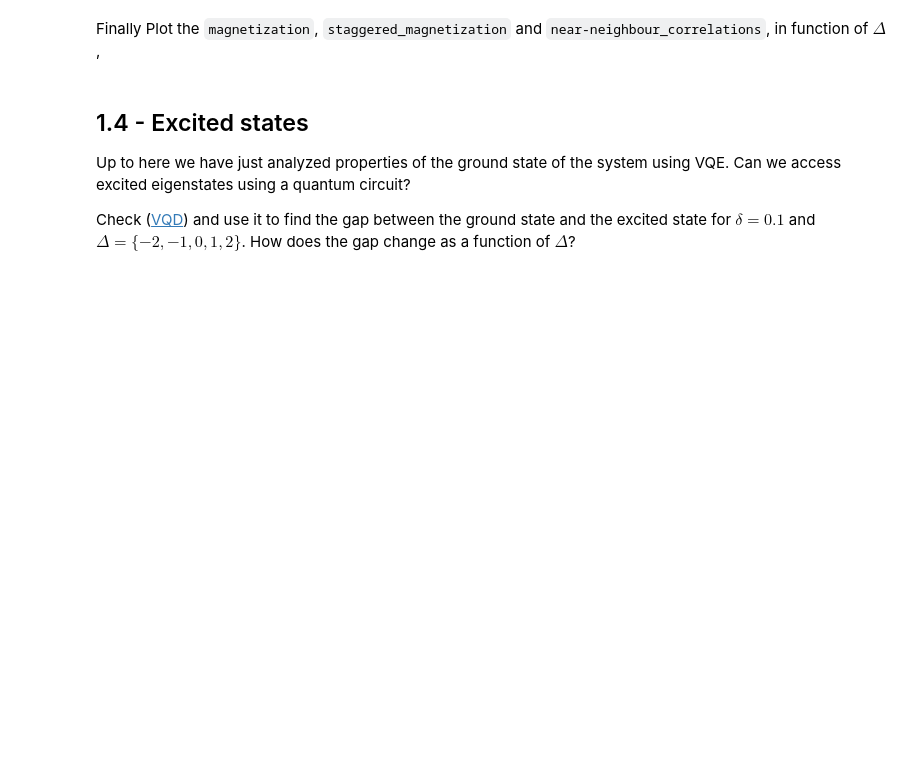
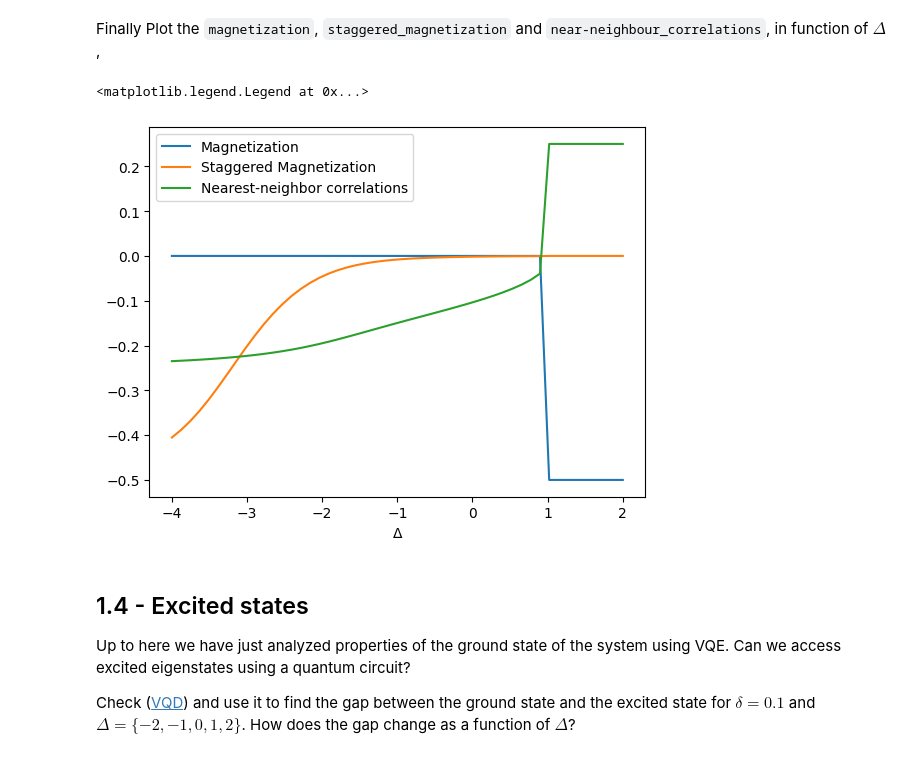
Before and after one commit to carlacarov/qiskit-fall-fest-24-group4, a Jupyter notebook: notebooks/challenges/XXZ_Heisenberg_model/PhysicsChallenge.ipynb, the cells around one changed output. Saved outputs shown, nothing was run; the diff lists cells and outputs as text; code cells hidden in the pictures; blank space fills up the shorter version.

```diff
--- a/notebooks/challenges/XXZ_Heisenberg_model/PhysicsChallenge.ipynb
+++ b/notebooks/challenges/XXZ_Heisenberg_model/PhysicsChallenge.ipynb
@@ -758,17 +758,20 @@ optimal_optimizer = SPSA()  # To be determined whether this is the optimal optim
 optimal_initial_params = 2*np.pi*np.random.random(optimal_ansatz.num_parameters)  # To be determined whether random initial parameters are the optimal choice
 
 nqubits = 12
-deltas = [-2, -1.5, -1, -0.5, 0, 0.5, 1, 1.5, 2]
+deltas = np.linspace(-4,2,50)
+delta_perturbation = 0.01
 hamiltonians: list[SparsePauliOp] = [nqubit_XXZ_hamiltonian(nqubits=nqubits,delta=delta) + SparsePauliOp('Z'+'I'*(nqubits-1), coeffs=delta_perturbation) for delta in deltas]
 # To do: add the perturbation delta_0*Z_0 to the hamiltonian
 
+list_ground_states = []
 """list_params_to_generate_gs = []
 
 for hamiltonian in hamiltonians:
     vqe_optimal_parameters = compute_gs_params_vqe(hamiltonian, optimal_ansatz, optimal_initial_params, optimal_optimizer)
     list_params_to_generate_gs.append(vqe_optimal_parameters)"""
 
-list_ground_states = []
+for hamiltonian in hamiltonians:
+    list_ground_states.append(obtain_first_hamiltonian_eigenvalue(hamiltonian)[0])
 # %% [markdown]
 And compute the magnetizations, for the different ground states found:
 # %%
@@ -776,27 +779,32 @@ magnetizations = []
 staggered_magnetizations = []
 nearest_neighbour_correlators = []
 
-for params_to_generate_gs in list_params_to_generate_gs:
+for gsvecs in list_ground_states:
 
-    gs_circuit_generator: QuantumCircuit = QuantumCircuit(params_to_generate_gs) # Your code goes here
+    #gs_circuit_generator: QuantumCircuit = QuantumCircuit(params_to_generate_gs) # Your code goes here
 
-    ground_state_vector: np.ndarray = Statevector.from_instruction(gs_circuit_generator) # Your code goes here
+    #ground_state_vector: np.ndarray = Statevector.from_instruction(gs_circuit_generator) # Your code goes here
+
+    ground_state_vector = Statevector(gsvecs)
 
     magnetizations.append(compute_magnetization(ground_state_vector))
-    staggered_magnetization = compute_staggered_magnetization(ground_state_vector)
-    nearest_neighbour_correlator = compute_nearest_neighbour_correlator(ground_state_vector)
+    staggered_magnetizations.append( compute_staggered_magnetization(ground_state_vector) )
+    nearest_neighbour_correlators.append(compute_nearest_neighbour_correlator(ground_state_vector) )
 # %% [markdown]
 Finally Plot the `magnetization`, `staggered_magnetization` and `near-neighbour_correlations`, in function of $\Delta$,
 # %%
 import matplotlib.pyplot as plt
 
 plt.plot(deltas, magnetizations, label="Magnetization")
 plt.plot(deltas, staggered_magnetizations, label="Staggered Magnetization")
-plt.plot(deltas, nearest_neighbour_correlator, label="Nearest-neighbor correlations")
+plt.plot(deltas, nearest_neighbour_correlators, label="Nearest-neighbor correlations")
 
 plt.xlabel("$\Delta$")
 
 plt.legend()
+# %% [output]
+<matplotlib.legend.Legend at 0x...>
+[figure, added]
 # %% [markdown]
 ## 1.4 - Excited states
 
```
